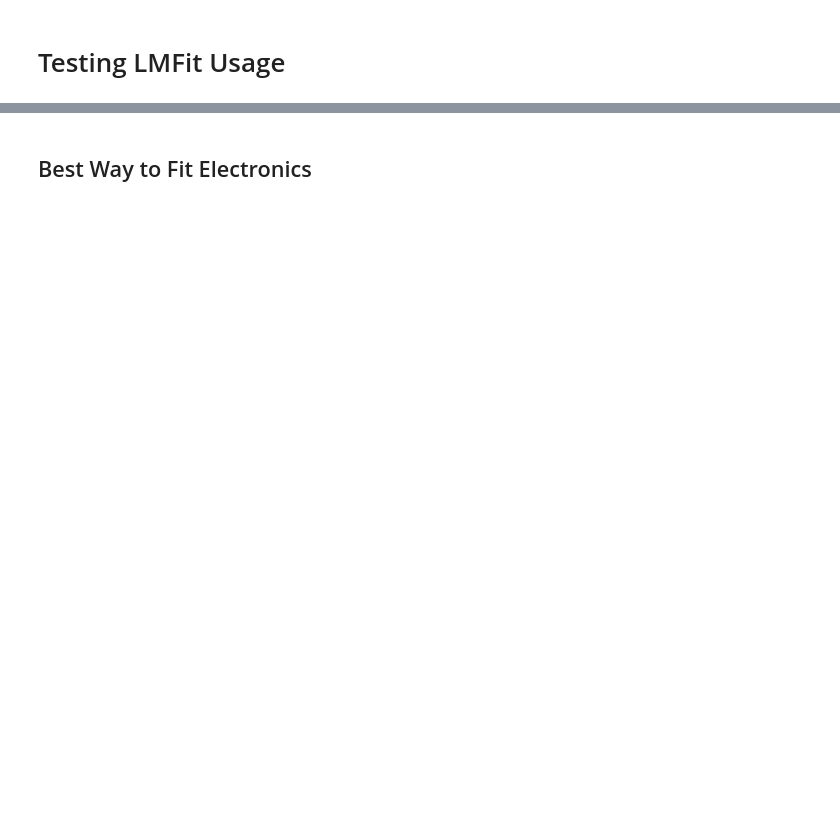
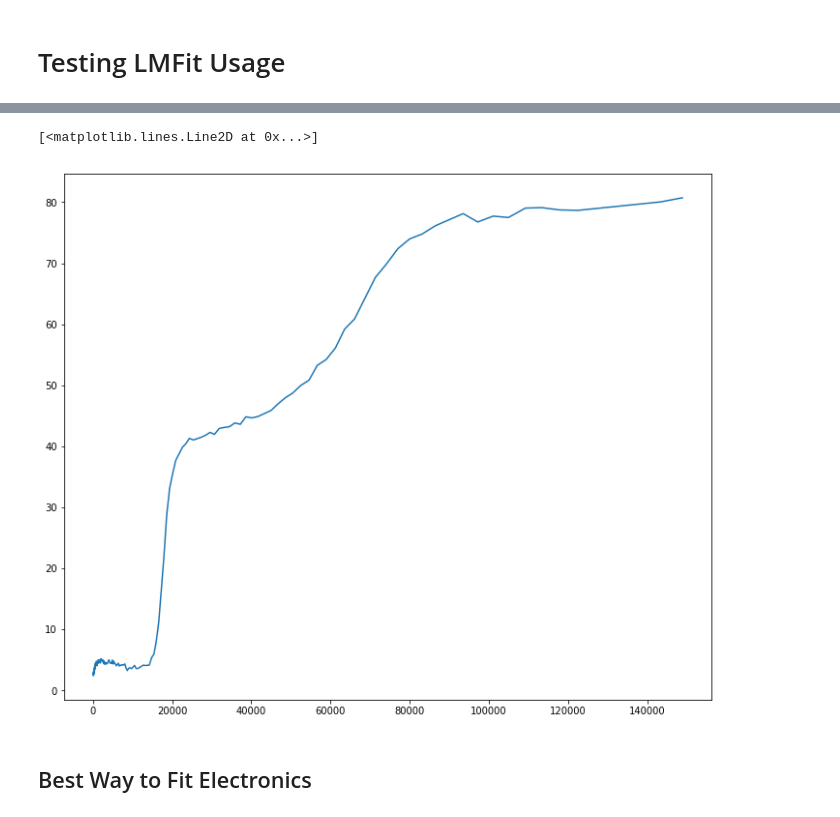
Before and after one commit to Snyder005/ctisim, a Jupyter notebook: notebooks/LmfitMinimization.ipynb, the cells around one changed output, grey strips where cells are left out. Saved outputs shown, nothing was run; the diff lists cells and outputs as text; code cells hidden in the pictures; blank space fills up the shorter version.

```diff
--- a/notebooks/LmfitMinimization.ipynb
+++ b/notebooks/LmfitMinimization.ipynb
@@ -193,3 +112,9 @@ Parameters([('ctiexp', <Parameter 'ctiexp', value=-5.000032816895831 +/- 8.36, b
+# %%
+fig, ax = plt.subplots(1, 1, figsize=(12, 10))
+ax.plot(signals, np.sum((data-res)[:, :2], axis=1))
+# %% [output]
+[<matplotlib.lines.Line2D at 0x...>]
+[figure, added]
 # %% [markdown]
 ## Best Way to Fit Electronics
 # %%
```
Also changed, not shown: parts of 6 cells of this notebook, 5 other files.
